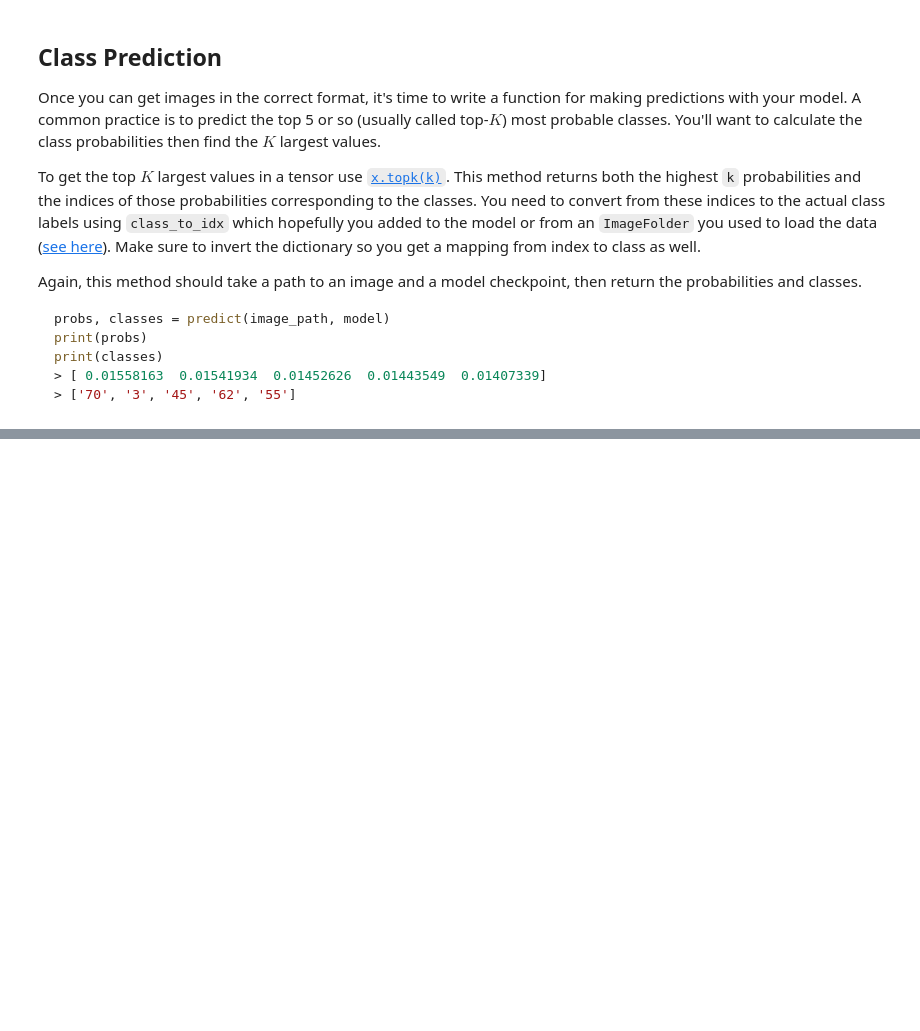
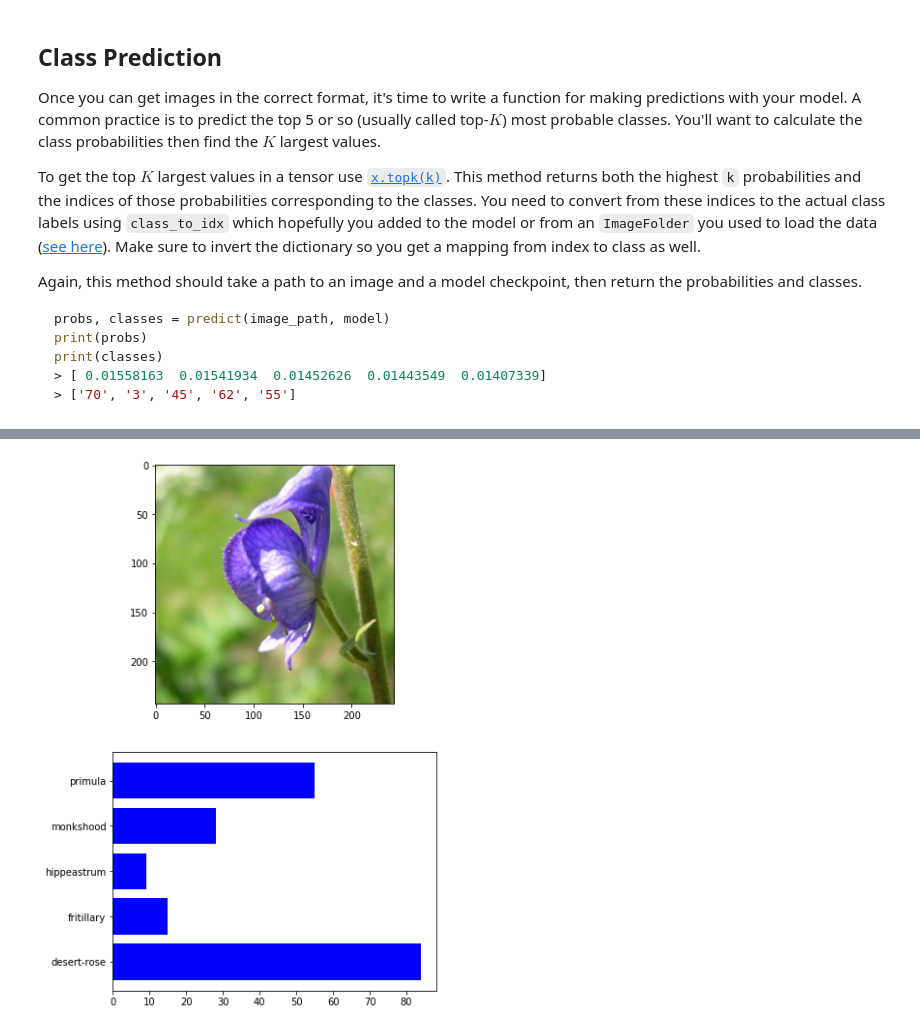
Before and after one commit to Aliaa-Ezz/Image-Classifier-CNN-Pytorch, a Jupyter notebook: Image Classifier Project.ipynb, the cells around one changed output, grey strips where cells are left out. Drawn from its saved outputs; the diff is of its cells as text; code cells hidden in the pictures; blank space fills up the shorter version.

```diff
--- a/Image Classifier Project.ipynb
+++ b/Image Classifier Project.ipynb
@@ -172,0 +465,22 @@ def predict(image_path, model, topk=5):
+# %%
+def predict(image_path, model, topk=5):
+
+    model.to("cpu")
+    model.eval()
+    im = process_image(image_path)
+    im = torch.from_numpy(np.expand_dims(process_image(image_path), axis=0)).type(torch.FloatTensor).to("cpu")
+    out= model.forward(im)
+    probab = torch.exp(out).data
+    p, ind = probab.topk(topk)
+
+    p= np.array(p.detach())[0]
+
+    ind = np.array(ind.detach())[0]
+
+    idx_to_class = {val: i for i, val in model.class_to_idx.items()}
+
+    p = [idx_to_class[i] for i in ind]
+    f = [cat_to_name[i] for i in ind]
+
+
+    return p, ind, f
@@ -182,0 +500,21 @@ You can convert from the class integer encoding to actual flower names with the
+# %%
+cat_to_name = {int(k):str(v) for k,v in cat_to_name.items()}
+# %%
+path = "flowers/test/9/image_06410.jpg"
+plt.figure(figsize=(6,10))
+ax = plt.subplot(2,1,1)
+
+
+num = path.split('/')[2]
+titl = cat_to_name[int(num)]
+img = process_image(path)
+imshow(img, ax, title = titl);
+
+p, l, flowers = predict(path, models_)
+p = [int(K) for K in p]
+
+ax2 = plt.subplot(2,1,2)
+ax2.barh(flowers, p, align='center', color='blue')
+plt.show()
+# %% [output]
+[figure, added]
```
Also changed, not shown: parts of 41 cells of this notebook, 1 other file.
